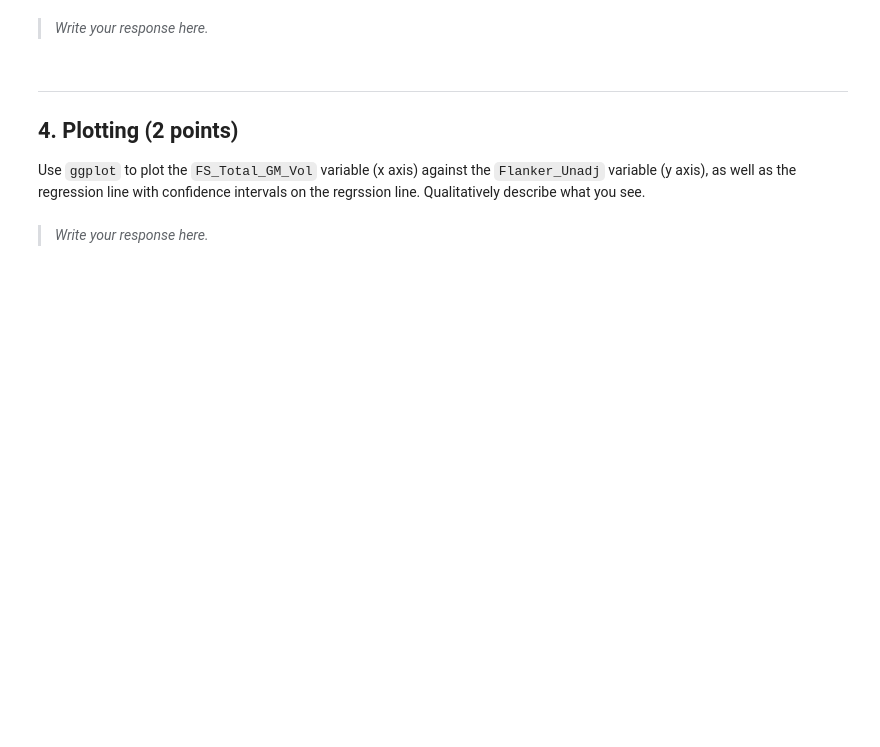
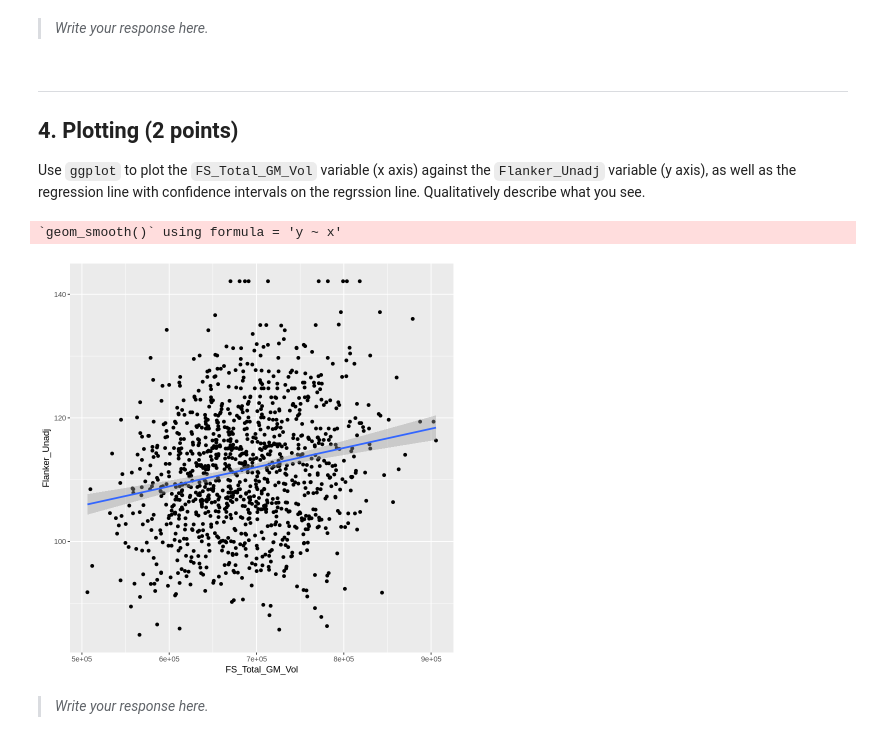
Before and after one commit to jialinli-21/Li_DSPN_S25, a Jupyter notebook: Exercise7.ipynb, the cells around one changed output. Saved outputs shown, nothing was run; the diff lists cells and outputs as text; code cells hidden in the pictures; blank space fills up the shorter version.

```diff
--- a/Exercise7.ipynb
+++ b/Exercise7.ipynb
@@ -53,0 +98,4 @@ Show the results using the `summary` function, and report the mean coefficient v
+# %%
+#INSERT CODE HERE
+lm.fit = lm(Flanker_Unadj~FS_Total_GM_Vol, data=d1)
+summary(lm.fit)
@@ -64,3 +128,11 @@ Use `ggplot` to plot the `FS_Total_GM_Vol` variable (x axis) against the `Flanke
+# %%
+#INSERT CODE HERE
+ggplot(d1, aes(x=FS_Total_GM_Vol, y=Flanker_Unadj)) +
+  geom_point() +
+  geom_smooth(method=lm)
+# %% [output]
+`geom_smooth()` using formula = 'y ~ x'
+[figure, added]
 # %% [markdown]
 > *Write your response here.*
 >
```
Also changed, not shown: parts of 8 cells of this notebook.
